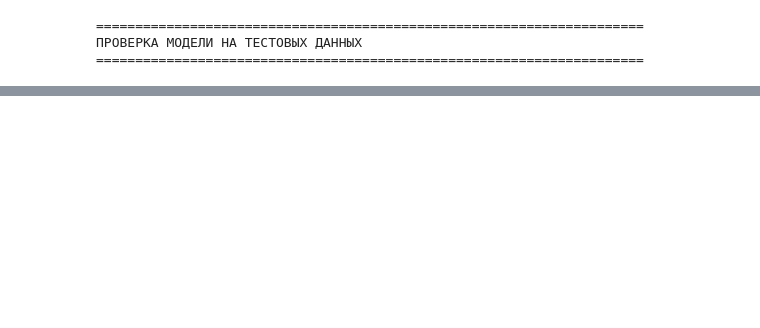
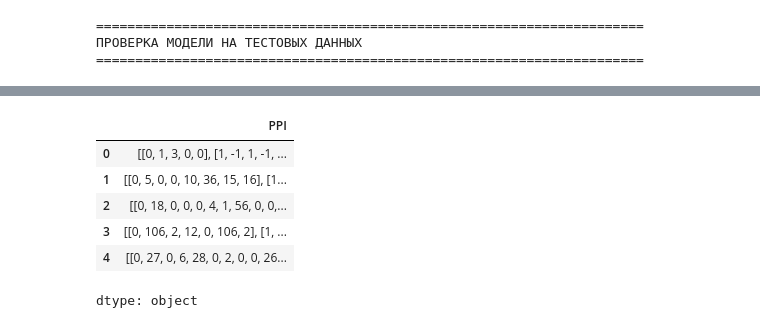
Before and after one commit to MinyaevAndrey/cesnet-tcexamples, a Jupyter notebook: notebooks/example_evaluation.ipynb, the cells around one changed output, grey strips where cells are left out. Cells and saved outputs as stored; diff of their text form; code cells hidden in the pictures; blank space fills up the shorter version.

```diff
--- a/notebooks/example_evaluation.ipynb
+++ b/notebooks/example_evaluation.ipynb
@@ -1102,0 +1146,10 @@ print("="*70)
+# %%
+df.PPI[:5]
+# %% [output]
+|  | PPI |
+| 0 | [[0, 1, 3, 0, 0], [1, -1, 1, -1, ... |
+| 1 | [[0, 5, 0, 0, 10, 36, 15, 16], [1... |
+| 2 | [[0, 18, 0, 0, 0, 4, 1, 56, 0, 0,... |
+| 3 | [[0, 106, 2, 12, 0, 106, 2], [1, ... |
+| 4 | [[0, 27, 0, 6, 28, 0, 2, 0, 0, 26... |
+dtype: object
```
Also changed, not shown: parts of 12 cells of this notebook.
